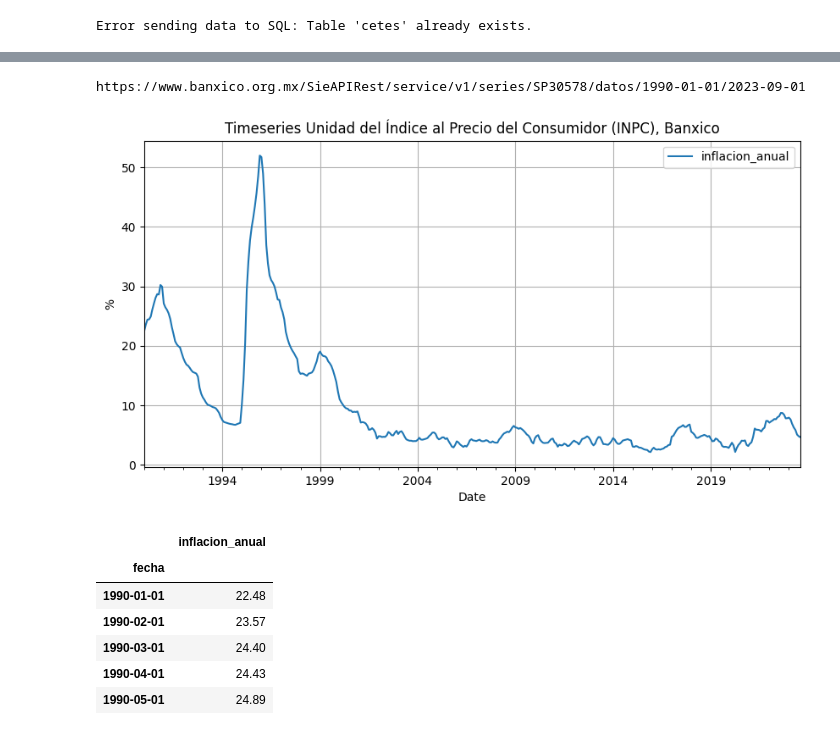
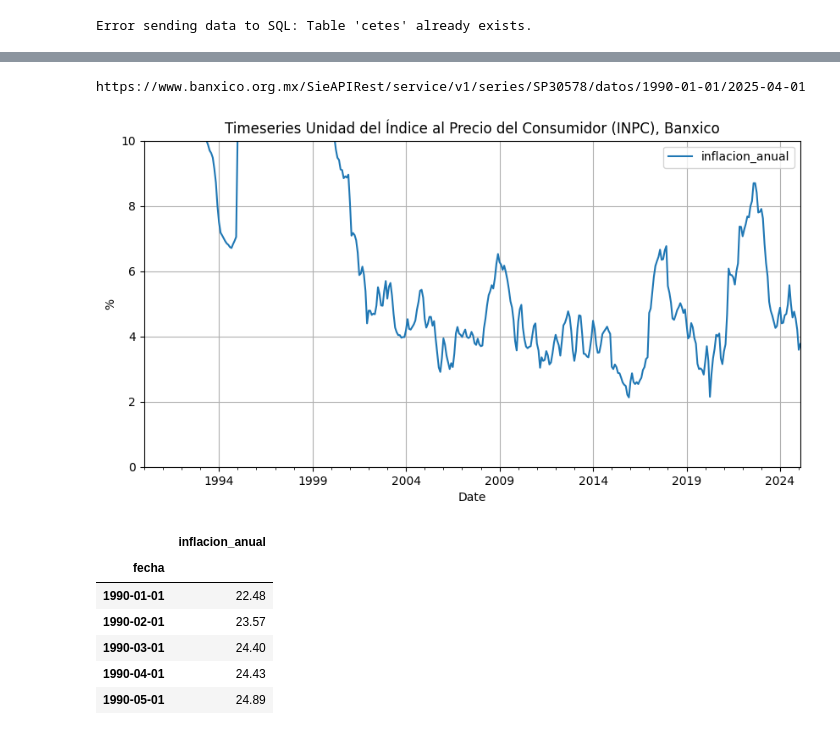
Before and after one commit to EliasCA93/Mexican_BI, a Jupyter notebook: Data_gathering.ipynb, the cells around one changed output, grey strips where cells are left out. Saved outputs shown, nothing was run; the diff lists cells and outputs as text; code cells hidden in the pictures.

```diff
--- a/Data_gathering.ipynb
+++ b/Data_gathering.ipynb
@@ -75,8 +79,5 @@ if not os.path.exists('./viz'):
 # %%
-_ = load_dotenv(find_dotenv())
-
-# Token to acces Banxico API
-token = os.getenv('BANXICO_API_KEY')
+# Get token from config system
 print(f"Token lenght: {len(token)}")
 # %% [output]
 Token lenght: 64
@@ -297,15 +311,16 @@ compare_and_aggregate(local_data, db_data_query, db_connection, table_name)
 # %%
 INPC_inflacion_anual = download_bmx_timeseries(token, 'SP30578', '1990-01-01')
 INPC_inflacion_anual.rename(columns={'dato':'inflacion_anual'}, inplace=True)
 INPC_inflacion_anual.plot(figsize=(10, 5),
                           grid=True,
                           xlabel='Date', ylabel='%',
                           title='Timeseries Unidad del Índice al Precio del Consumidor (INPC), Banxico')
 
+plt.ylim(0, 10)
 plt.show()
 # %% [output]
-https://www.banxico.org.mx/SieAPIRest/service/v1/series/SP30578/datos/1990-01-01/2023-09-01
+https://www.banxico.org.mx/SieAPIRest/service/v1/series/SP30578/datos/1990-01-01/2025-04-01
-[figure, old version]
+[figure, new version]
 # %%
 INPC_inflacion_anual.head()
 # %% [output]
```
Also changed, not shown: parts of 43 cells of this notebook, 2 other files.
